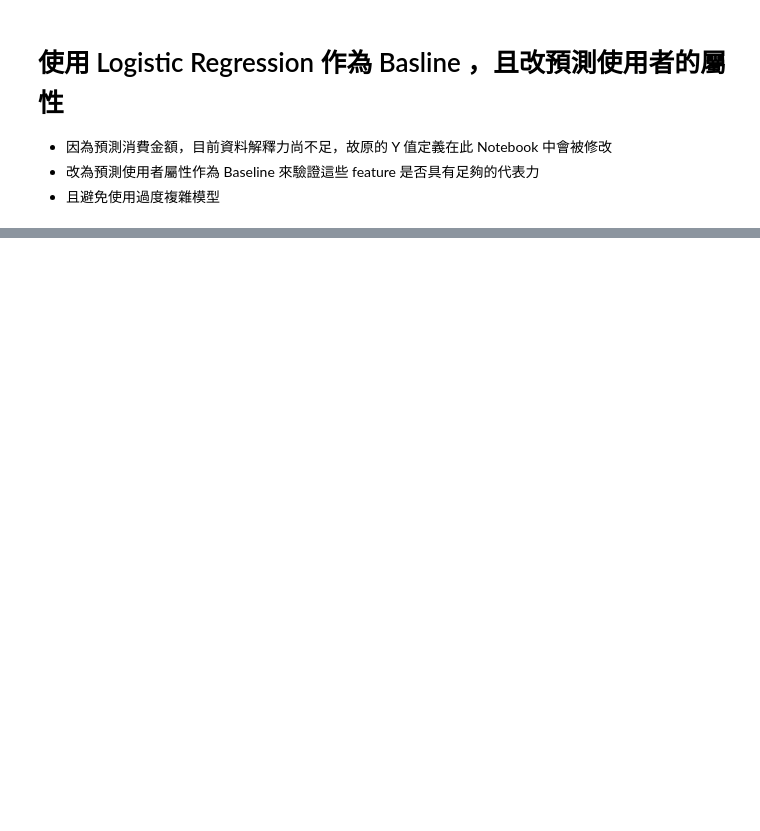
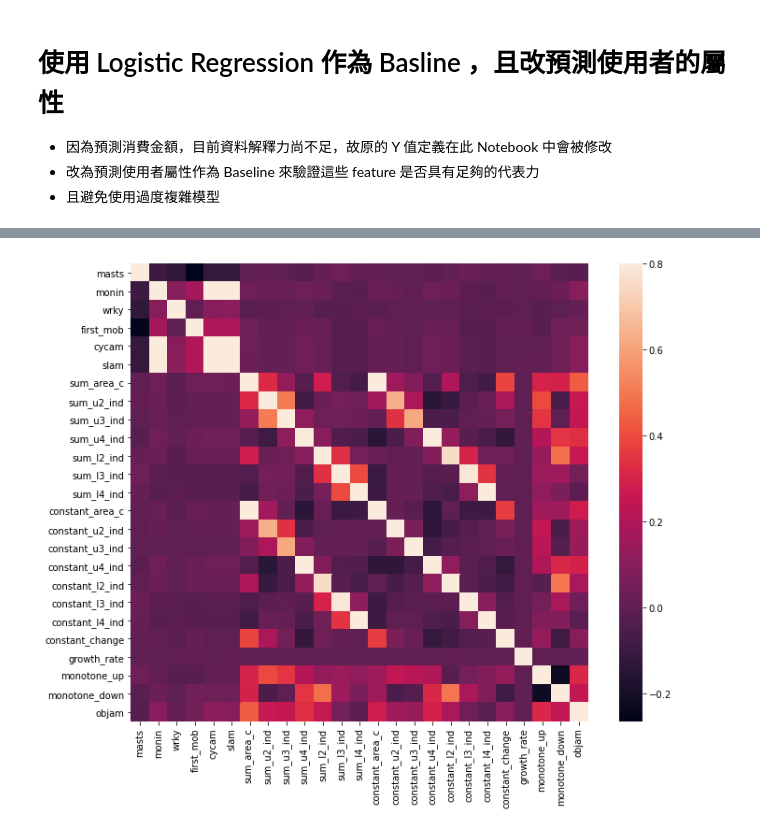
Before and after one commit to justinyeh1995/edu_framework, a Jupyter notebook: WenMing/2_Logistic_Regression_user_profile_prediction.ipynb, the cells around one changed output, grey strips where cells are left out. Cells and saved outputs as stored; diff of their text form; code cells hidden in the pictures; blank space fills up the shorter version.

```diff
--- a/WenMing/2_Logistic_Regression_user_profile_prediction.ipynb
+++ b/WenMing/2_Logistic_Regression_user_profile_prediction.ipynb
@@ -298,0 +122,3 @@ df_out.head(2)
+# %%
+x_final = pd.concat([valid_user_masts,x_train],axis=1)
+x_final.head(2)
@@ -298,0 +137,13 @@ df_out.head(2)
+# %%
+sparse_feat = category_cols[0:]
+dollar_feat = ['monin', 'cycam', 'slam', 'objam']
+# %%
+# x_data dollar value should be transformed by log function
+
+x_final[dollar_feat] = np.log1p(x_final[dollar_feat])
+
+assert x_final.isna().sum().sum()==0
+# %%
+x_scaler = MinMaxScaler(feature_range=(0, 1))
+x_final[numeric_cols] = x_scaler.fit_transform(x_final[numeric_cols])
+x_final[numeric_cols].head(2)
@@ -298,0 +159,7 @@ df_out.head(2)
+# %%
+#correlation matrix
+corrmat = x_final.corr()
+f, ax = plt.subplots(figsize=(12, 9))
+sns.heatmap(corrmat, vmax=.8, square=True);
+# %% [output]
+[figure, added]
```
Also changed, not shown: parts of 68 cells of this notebook.
